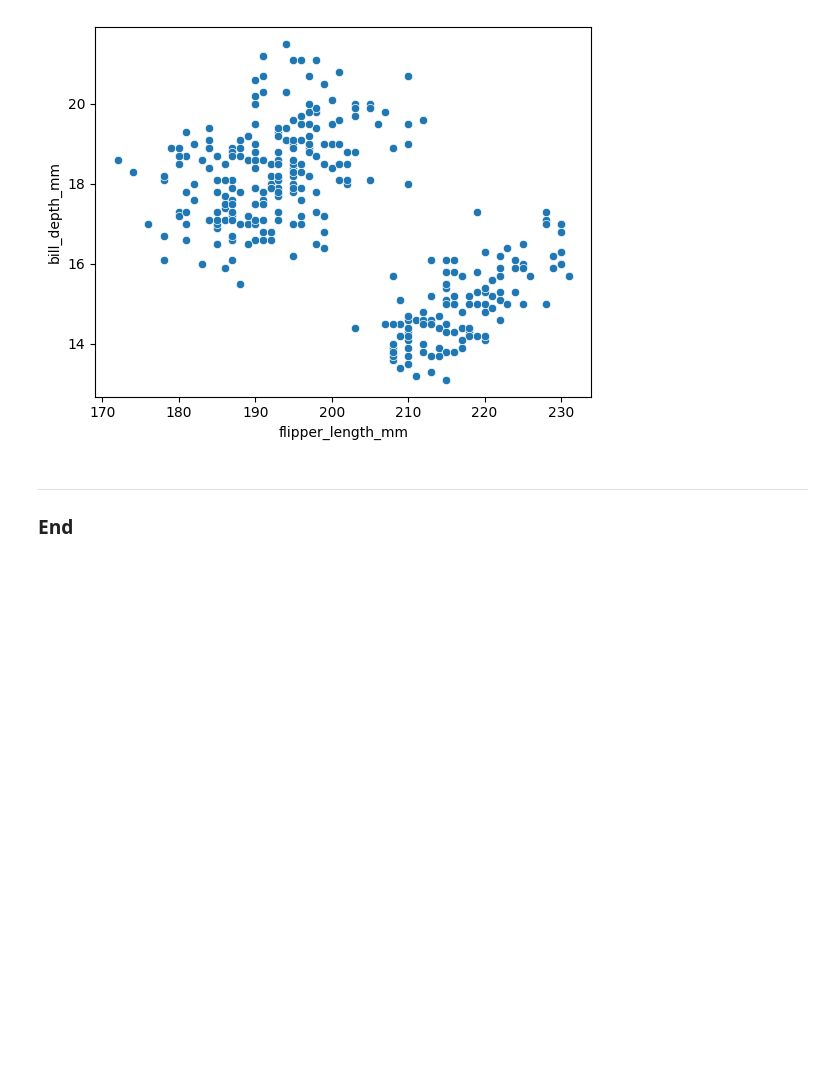
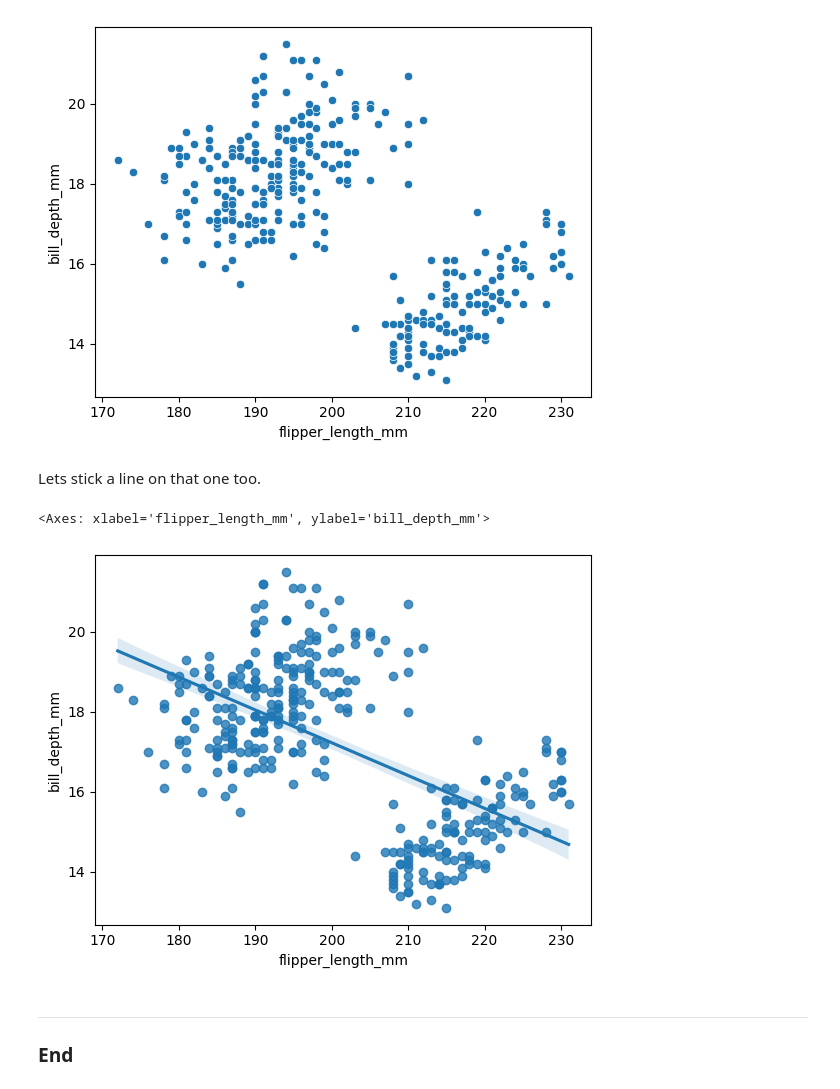
Before and after one commit to holmstead/principles_of_data_analytics, a Jupyter notebook: penguins.ipynb, the cells around one changed output. Saved outputs shown, nothing was run; the diff lists cells and outputs as text; code cells hidden in the pictures; blank space fills up the shorter version.

```diff
--- a/penguins.ipynb
+++ b/penguins.ipynb
@@ -317,6 +325,14 @@ sns.scatterplot(df, x='flipper_length_mm', y='bill_depth_mm') #, hue='sex')
 # %% [output]
 <Axes: xlabel='flipper_length_mm', ylabel='bill_depth_mm'>
 [figure]
+# %% [markdown]
+Lets stick a line on that one too.
+# %%
+# scatter plot
+sns.regplot(df, x='flipper_length_mm', y='bill_depth_mm')
+# %% [output]
+<Axes: xlabel='flipper_length_mm', ylabel='bill_depth_mm'>
+[figure, added]
 # %% [markdown]
 ***
 
```
Also changed, not shown: parts of 5 cells of this notebook.
